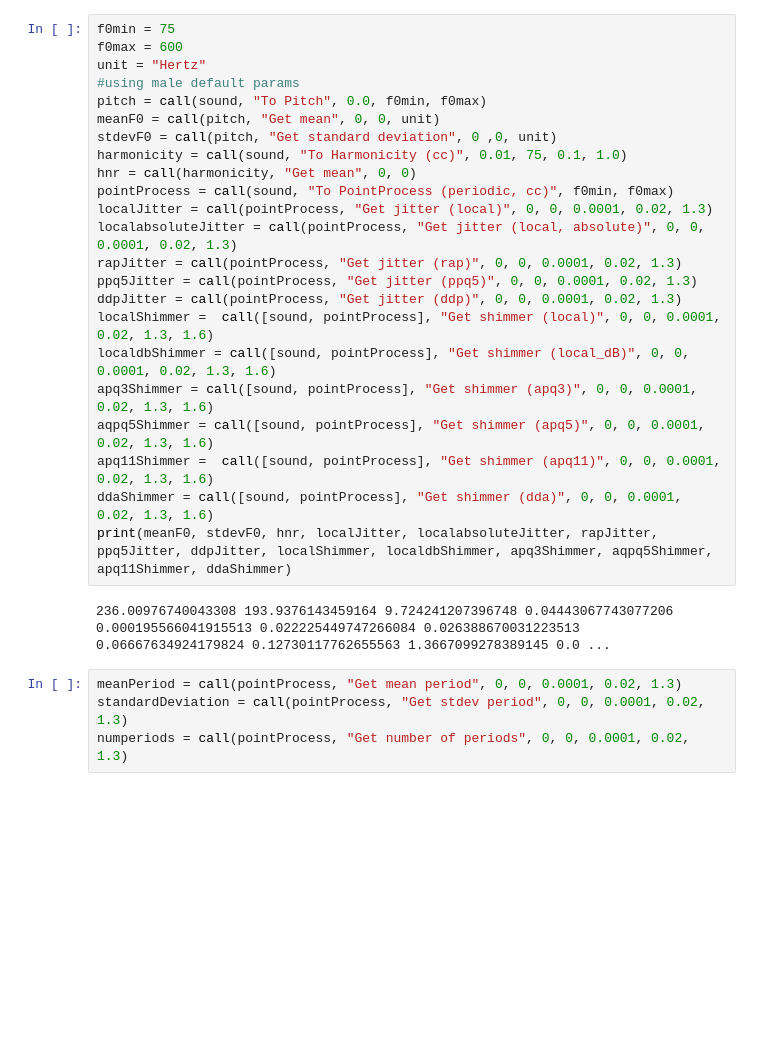
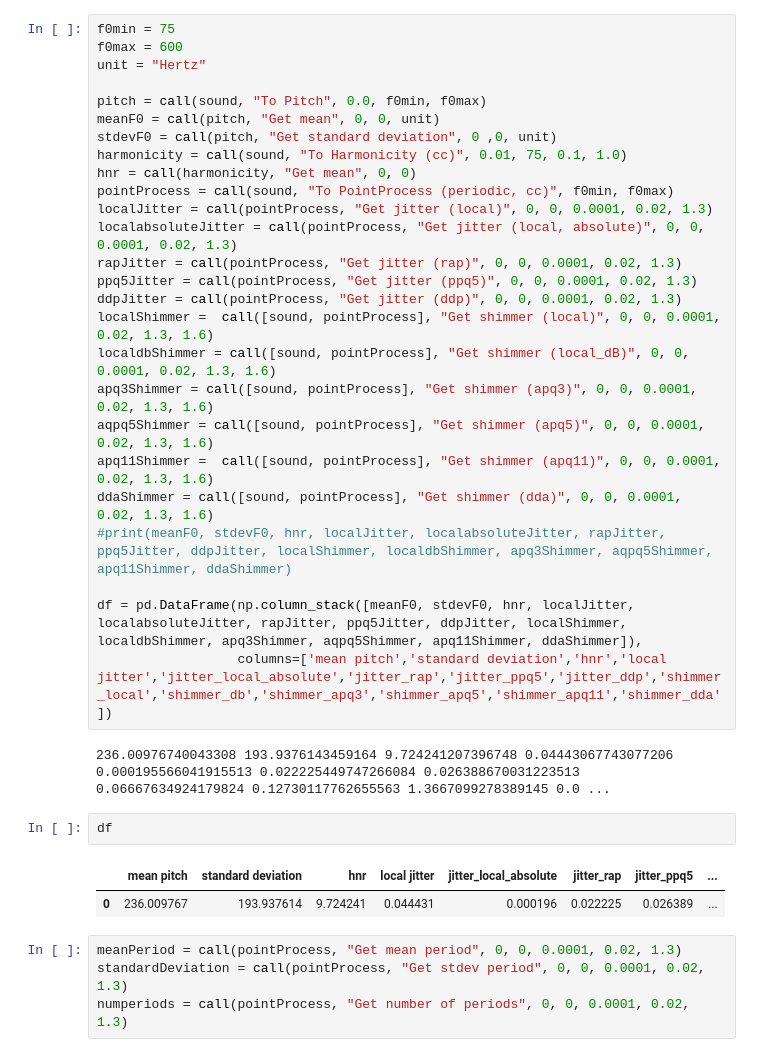
Before and after one commit to naveenvenk17/Speech_Disorder_Project-1, a Jupyter notebook: parkinsons-data-exploration.ipynb, the cells around one changed output. Cells and saved outputs as stored; diff of their text form; blank space fills up the shorter version.

```diff
--- a/parkinsons-data-exploration.ipynb
+++ b/parkinsons-data-exploration.ipynb
@@ -278,7 +292,7 @@ sound = parselmouth.Sound("data/mozillaClips/tstClip.mp3")
 f0min = 75
 f0max = 600
 unit = "Hertz"
-#using male default params
+
 pitch = call(sound, "To Pitch", 0.0, f0min, f0max)
 meanF0 = call(pitch, "Get mean", 0, 0, unit)
 stdevF0 = call(pitch, "Get standard deviation", 0 ,0, unit)
@@ -296,9 +310,17 @@ apq3Shimmer = call([sound, pointProcess], "Get shimmer (apq3)", 0, 0, 0.0001, 0.
 aqpq5Shimmer = call([sound, pointProcess], "Get shimmer (apq5)", 0, 0, 0.0001, 0.02, 1.3, 1.6)
 apq11Shimmer =  call([sound, pointProcess], "Get shimmer (apq11)", 0, 0, 0.0001, 0.02, 1.3, 1.6)
 ddaShimmer = call([sound, pointProcess], "Get shimmer (dda)", 0, 0, 0.0001, 0.02, 1.3, 1.6)
-print(meanF0, stdevF0, hnr, localJitter, localabsoluteJitter, rapJitter, ppq5Jitter, ddpJitter, localShimmer, localdbShimmer, apq3Shimmer, aqpq5Shimmer, apq11Shimmer, ddaShimmer)
+#print(meanF0, stdevF0, hnr, localJitter, localabsoluteJitter, rapJitter, ppq5Jitter, ddpJitter, localShimmer, localdbShimmer, apq3Shimmer, aqpq5Shimmer, apq11Shimmer, ddaShimmer)
+
+df = pd.DataFrame(np.column_stack([meanF0, stdevF0, hnr, localJitter, localabsoluteJitter, rapJitter, ppq5Jitter, ddpJitter, localShimmer, localdbShimmer, apq3Shimmer, aqpq5Shimmer, apq11Shimmer, ddaShimmer]),
+                  columns=['mean pitch','standard deviation','hnr','local jitter','jitter_local_absolute','jitter_rap','jitter_ppq5','jitter_ddp','shimmer_local','shimmer_db','shimmer_apq3','shimmer_apq5','shimmer_apq11','shimmer_dda'])
 # %% [output]
 236.00976740043308 193.9376143459164 9.724241207396748 0.04443067743077206 0.000195566041915513 0.022225449747266084 0.026388670031223513 0.06667634924179824 0.12730117762655563 1.3667099278389145 0.0 ...
+# %%
+df
+# %% [output]
+|  | mean pitch | standard deviation | hnr | local jitter | jitter_local_absolute | jitter_rap | jitter_ppq5 | ... |
+| 0 | 236.009767 | 193.937614 | 9.724241 | 0.044431 | 0.000196 | 0.022225 | 0.026389 | ... |
 # %%
 meanPeriod = call(pointProcess, "Get mean period", 0, 0, 0.0001, 0.02, 1.3)
 standardDeviation = call(pointProcess, "Get stdev period", 0, 0, 0.0001, 0.02, 1.3)
```
Also changed, not shown: parts of 5 cells of this notebook.
